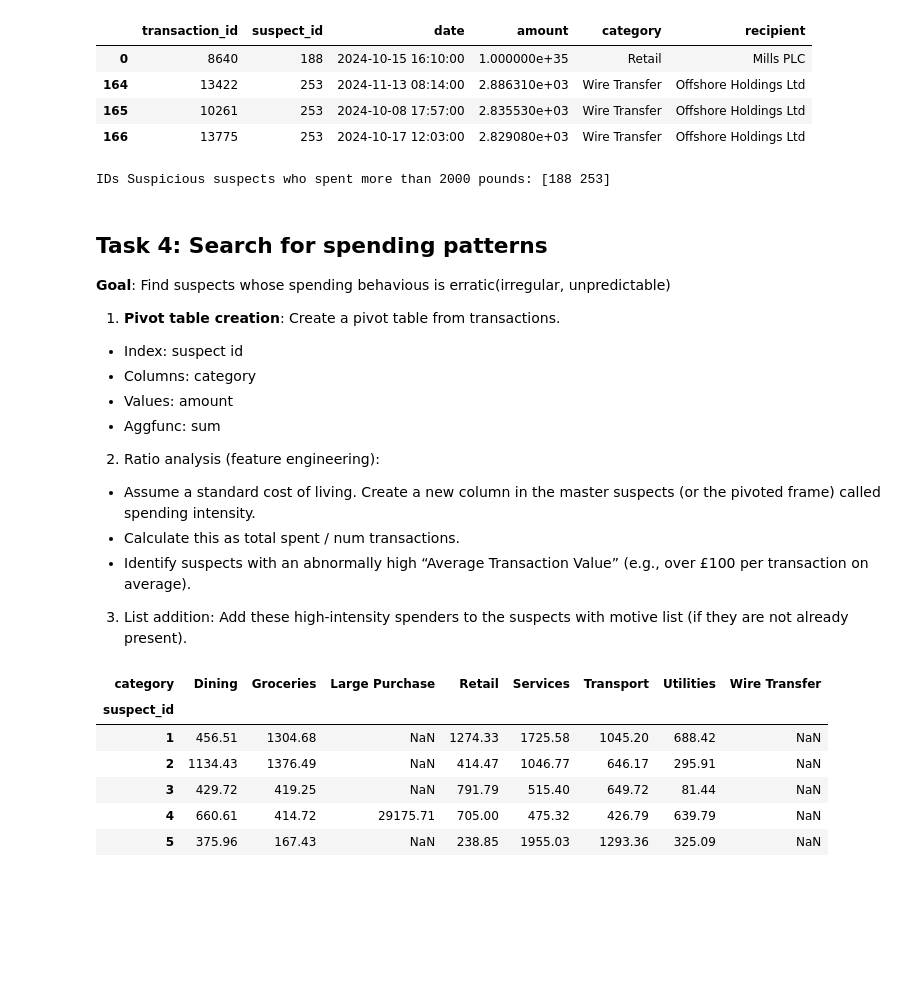
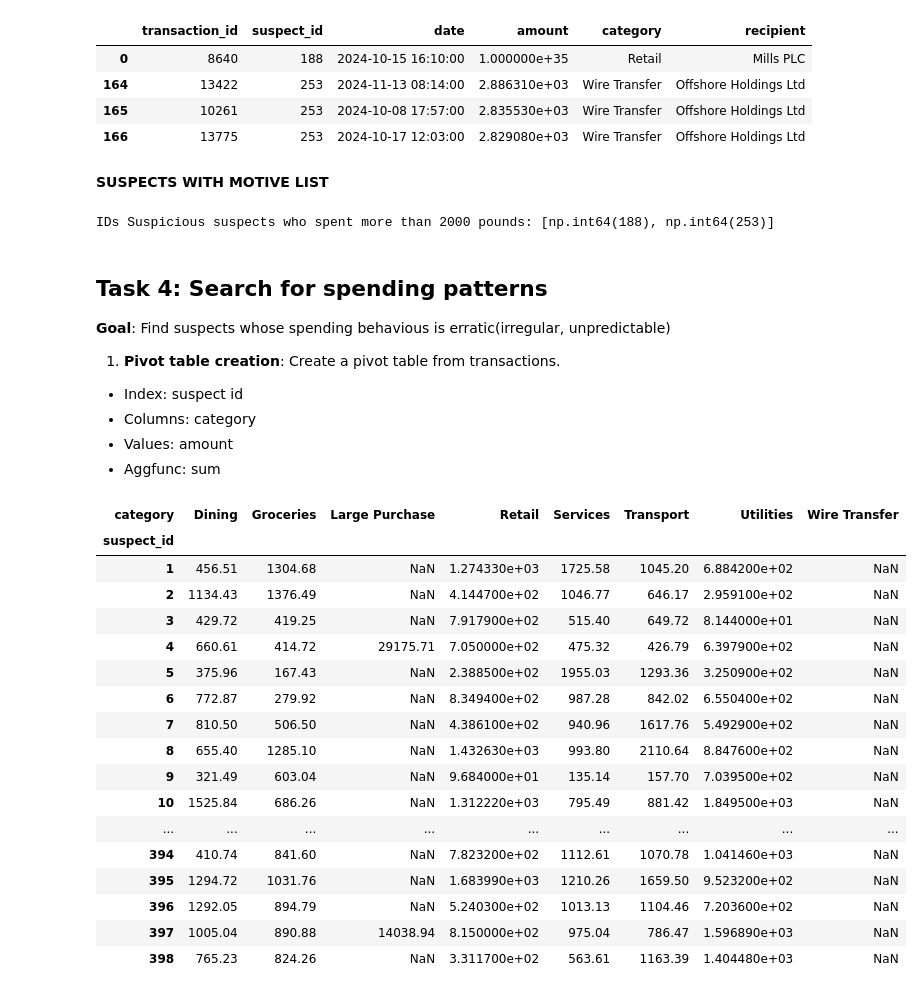
Before and after one commit to Jaslyn10/Vane_Capital_Case, a Jupyter notebook: Vane_Capital_Case.ipynb, the cells around one changed output. Cells and saved outputs as stored; diff of their text form; code cells hidden in the pictures; blank space fills up the shorter version.

```diff
--- a/Vane_Capital_Case.ipynb
+++ b/Vane_Capital_Case.ipynb
@@ -579,11 +611,13 @@ suspicious_transfers
 | 164 | 13422 | 253 | 2024-11-13 08:14:00 | 2.886310e+03 | Wire Transfer | Offshore Holdings Ltd |
 | 165 | 10261 | 253 | 2024-10-08 17:57:00 | 2.835530e+03 | Wire Transfer | Offshore Holdings Ltd |
 | 166 | 13775 | 253 | 2024-10-17 12:03:00 | 2.829080e+03 | Wire Transfer | Offshore Holdings Ltd |
+# %% [markdown]
+**SUSPECTS WITH MOTIVE LIST**
 # %%
-suspects_with_motive = np.array(suspicious_transfers['suspect_id'].unique())
+suspects_with_motive = list(suspicious_transfers['suspect_id'].unique())
 print("IDs Suspicious suspects who spent more than 2000 pounds:",suspects_with_motive)
 # %% [output]
-IDs Suspicious suspects who spent more than 2000 pounds: [188 253]
+IDs Suspicious suspects who spent more than 2000 pounds: [np.int64(188), np.int64(253)]
 # %% [markdown]
 ## Task 4: Search for spending patterns
 
@@ -593,14 +627,6 @@ IDs Suspicious suspects who spent more than 2000 pounds: [188 253]
 * Columns: category
 * Values: amount
 * Aggfunc: sum
-2. Ratio analysis (feature engineering):
-* Assume a standard cost of living. Create a new column in the master suspects (or the
-pivoted frame) called spending intensity.
-* Calculate this as total spent / num transactions.
-* Identify suspects with an abnormally high “Average Transaction Value” (e.g., over £100
-per transaction on average).
-3. List addition: Add these high-intensity spenders to the suspects with motive list (if they
-are not already present).
 # %%
 pivot_table = pd.pivot_table(df_transactions,
     index = 'suspect_id',
@@ -609,12 +635,23 @@ pivot_table = pd.pivot_table(df_transactions,
     aggfunc = 'sum'
 )
 # %%
-pivot_table.head()
+pivot_table
 # %% [output]
 | category | Dining | Groceries | Large Purchase | Retail | Services | Transport | Utilities | Wire Transfer |
 | suspect_id |  |  |  |  |  |  |  |  |
-| 1 | 456.51 | 1304.68 | NaN | 1274.33 | 1725.58 | 1045.20 | 688.42 | NaN |
-| 2 | 1134.43 | 1376.49 | NaN | 414.47 | 1046.77 | 646.17 | 295.91 | NaN |
-| 3 | 429.72 | 419.25 | NaN | 791.79 | 515.40 | 649.72 | 81.44 | NaN |
-| 4 | 660.61 | 414.72 | 29175.71 | 705.00 | 475.32 | 426.79 | 639.79 | NaN |
-| 5 | 375.96 | 167.43 | NaN | 238.85 | 1955.03 | 1293.36 | 325.09 | NaN |
+| 1 | 456.51 | 1304.68 | NaN | 1.274330e+03 | 1725.58 | 1045.20 | 6.884200e+02 | NaN |
+| 2 | 1134.43 | 1376.49 | NaN | 4.144700e+02 | 1046.77 | 646.17 | 2.959100e+02 | NaN |
+| 3 | 429.72 | 419.25 | NaN | 7.917900e+02 | 515.40 | 649.72 | 8.144000e+01 | NaN |
+| 4 | 660.61 | 414.72 | 29175.71 | 7.050000e+02 | 475.32 | 426.79 | 6.397900e+02 | NaN |
+| 5 | 375.96 | 167.43 | NaN | 2.388500e+02 | 1955.03 | 1293.36 | 3.250900e+02 | NaN |
+| 6 | 772.87 | 279.92 | NaN | 8.349400e+02 | 987.28 | 842.02 | 6.550400e+02 | NaN |
+| 7 | 810.50 | 506.50 | NaN | 4.386100e+02 | 940.96 | 1617.76 | 5.492900e+02 | NaN |
+| 8 | 655.40 | 1285.10 | NaN | 1.432630e+03 | 993.80 | 2110.64 | 8.847600e+02 | NaN |
+| 9 | 321.49 | 603.04 | NaN | 9.684000e+01 | 135.14 | 157.70 | 7.039500e+02 | NaN |
+| 10 | 1525.84 | 686.26 | NaN | 1.312220e+03 | 795.49 | 881.42 | 1.849500e+03 | NaN |
+| ... | ... | ... | ... | ... | ... | ... | ... | ... |
+| 394 | 410.74 | 841.60 | NaN | 7.823200e+02 | 1112.61 | 1070.78 | 1.041460e+03 | NaN |
+| 395 | 1294.72 | 1031.76 | NaN | 1.683990e+03 | 1210.26 | 1659.50 | 9.523200e+02 | NaN |
+| 396 | 1292.05 | 894.79 | NaN | 5.240300e+02 | 1013.13 | 1104.46 | 7.203600e+02 | NaN |
+| 397 | 1005.04 | 890.88 | 14038.94 | 8.150000e+02 | 975.04 | 786.47 | 1.596890e+03 | NaN |
+| 398 | 765.23 | 824.26 | NaN | 3.311700e+02 | 563.61 | 1163.39 | 1.404480e+03 | NaN |
```
Also changed, not shown: parts of 22 cells of this notebook.
